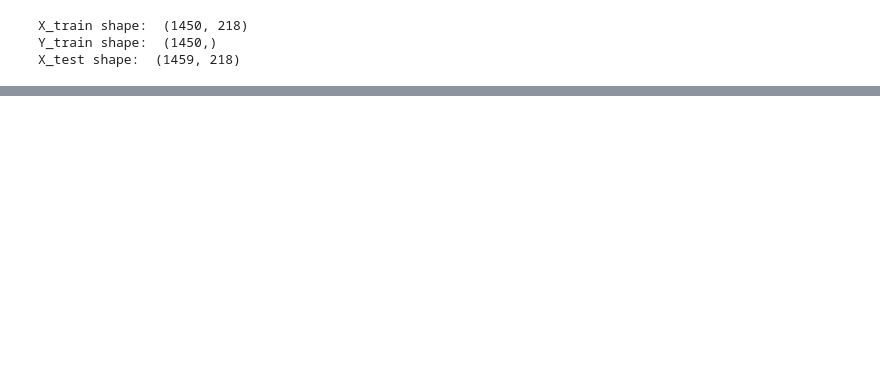
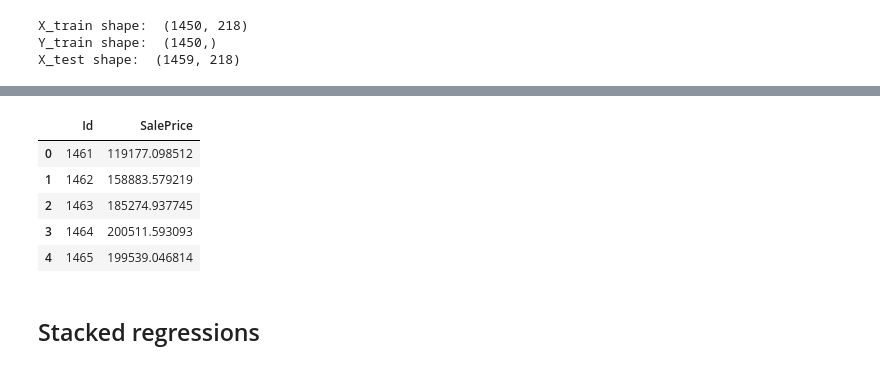
Before and after one commit to chongjason914/house-prices-prediction, a Jupyter notebook: house-prices-prediction.ipynb, the cells around one changed output, grey strips where cells are left out. Cells and saved outputs as stored; diff of their text form; code cells hidden in the pictures; blank space fills up the shorter version.

```diff
--- a/house-prices-prediction.ipynb
+++ b/house-prices-prediction.ipynb
@@ -614,0 +683,10 @@ def cv_rmse(model, )
+# %%
+ridge_submission = pd.DataFrame({'Id': test_id, 'SalePrice': np.expm1(Y_pred)})
+ridge_submission.head()
+# %% [output]
+|  | Id | SalePrice |
+| 0 | 1461 | 119177.098512 |
+| 1 | 1462 | 158883.579219 |
+| 2 | 1463 | 185274.937745 |
+| 3 | 1464 | 200511.593093 |
+| 4 | 1465 | 199539.046814 |
@@ -614,0 +697,2 @@ def cv_rmse(model, )
+# %% [markdown]
+## Stacked regressions
```
Also changed, not shown: parts of 27 cells of this notebook.
